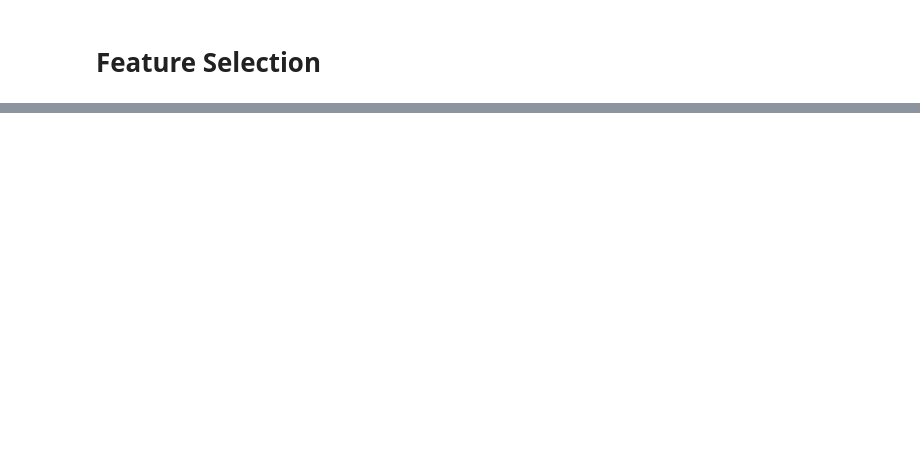
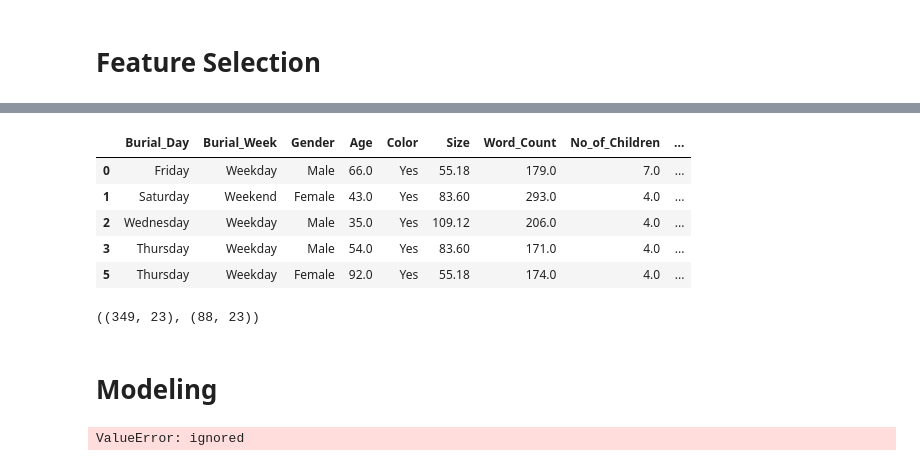
Before and after one commit to M-Waweru/DengueChallenge, a Jupyter notebook: Obituaries.ipynb, the cells around one changed output, grey strips where cells are left out. Drawn from its saved outputs; the diff is of its cells as text; code cells hidden in the pictures; blank space fills up the shorter version.

```diff
--- a/Obituaries.ipynb
+++ b/Obituaries.ipynb
@@ -502,0 +531,28 @@ kmf.plot()
+# %%
+transformed_df = prepared_df.copy()
+
+transformed_df['Announcement'].fillna(method='ffill', inplace=True)
+# %%
+# Discarding all rows with null values in Fundraising, Size and Word_count columns
+columns_for_nulls = ['Fundraising', 'Size', 'Color', 'Age', 'No_of_Children',
+       'Significant_Children', 'Significant_Relatives', 'No_of_Relatives']
+
+def removeNullCols(df, cols):
+  for col in cols:
+    df = df[df[col].notnull()]
+  return df
+
+columns_for_unknowns = ['County_Burial', 'County_Death', 'County_Morgue','Cause_of_Death', 'Married',
+       'Spouse_Alive', 'Spouse_gender', 'Hospital', 'Morgue', 'Burial_Day', 'Burial_Week']
+
+def replaceUnknown(df, cols):
+  for col in cols:
+    df[col].fillna('Unknown', inplace=True)
+  return df
+
+columns_to_fill = ['Death', 'Burial']
+
+def fillDates(df, cols):
+  for col in cols:
+    df[col].fillna(df['Announcement'], inplace=True)
+  return df
@@ -502,0 +570,9 @@ kmf.plot()
+# %%
+# Pipe for dealing with null values
+
+transformed_df = (transformed_df.pipe(replaceUnknown, cols=columns_for_unknowns)
+                                .pipe(removeNullCols, cols=columns_for_nulls)
+                                .pipe(fillDates, cols=columns_to_fill)
+                                .pipe(recalculateCols))
+
+transformed_df.shape
@@ -536,0 +648,34 @@ prepared_df.shape
+# %%
+y = transformed_df['Fundraising']
+
+x = transformed_df.drop(['Name', 'Announcement', 'Death', 'Burial', 'Fundraising'], axis=1)
+
+x.head()
+# %% [output]
+|  | Burial_Day | Burial_Week | Gender | Age | Color | Size | Word_Count | No_of_Children | ... |
+| 0 | Friday | Weekday | Male | 66.0 | Yes | 55.18 | 179.0 | 7.0 | ... |
+| 1 | Saturday | Weekend | Female | 43.0 | Yes | 83.60 | 293.0 | 4.0 | ... |
+| 2 | Wednesday | Weekday | Male | 35.0 | Yes | 109.12 | 206.0 | 4.0 | ... |
+| 3 | Thursday | Weekday | Male | 54.0 | Yes | 83.60 | 171.0 | 4.0 | ... |
+| 5 | Thursday | Weekday | Female | 92.0 | Yes | 55.18 | 174.0 | 4.0 | ... |
+# %%
+x_train, x_test, y_train, y_test = train_test_split(x, y,
+                                                    test_size=0.2,
+                                                    random_state=7)
+x_train.shape, x_test.shape
+# %% [output]
+((349, 23), (88, 23))
+# %% [markdown]
+# Modeling
+# %%
+# XGBoost
+
+xgb_classifier = xgb.XGBClassifier()
+
+xgb_classifier.fit(x_train, y_train)
+
+xgb_pred = xgb_classifier.predict(x_test)
+
+accuracy_score(y_test, xgb_pred)
+# %% [output]
+ValueError: ignored
```
Also changed, not shown: parts of 23 cells of this notebook.
